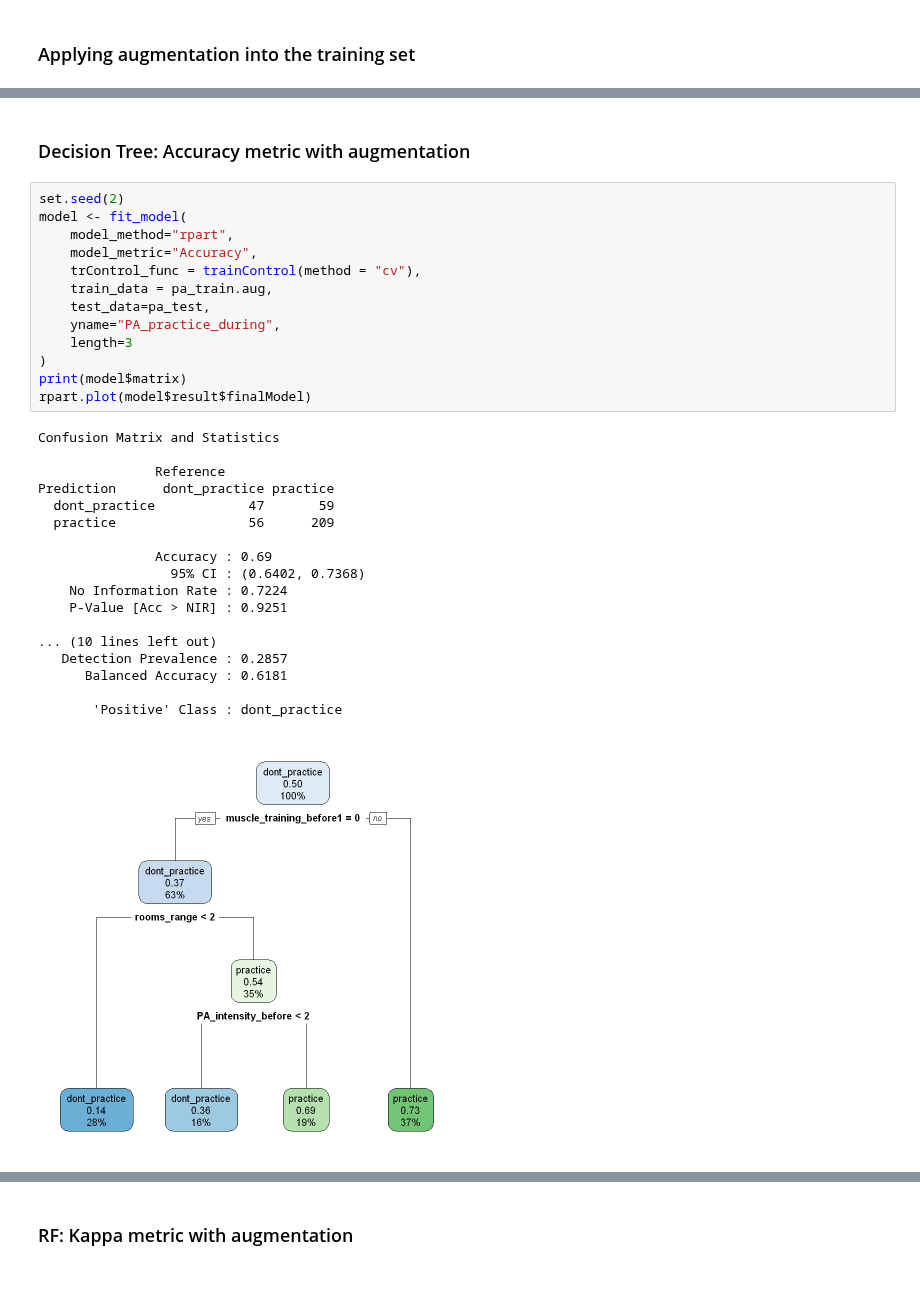
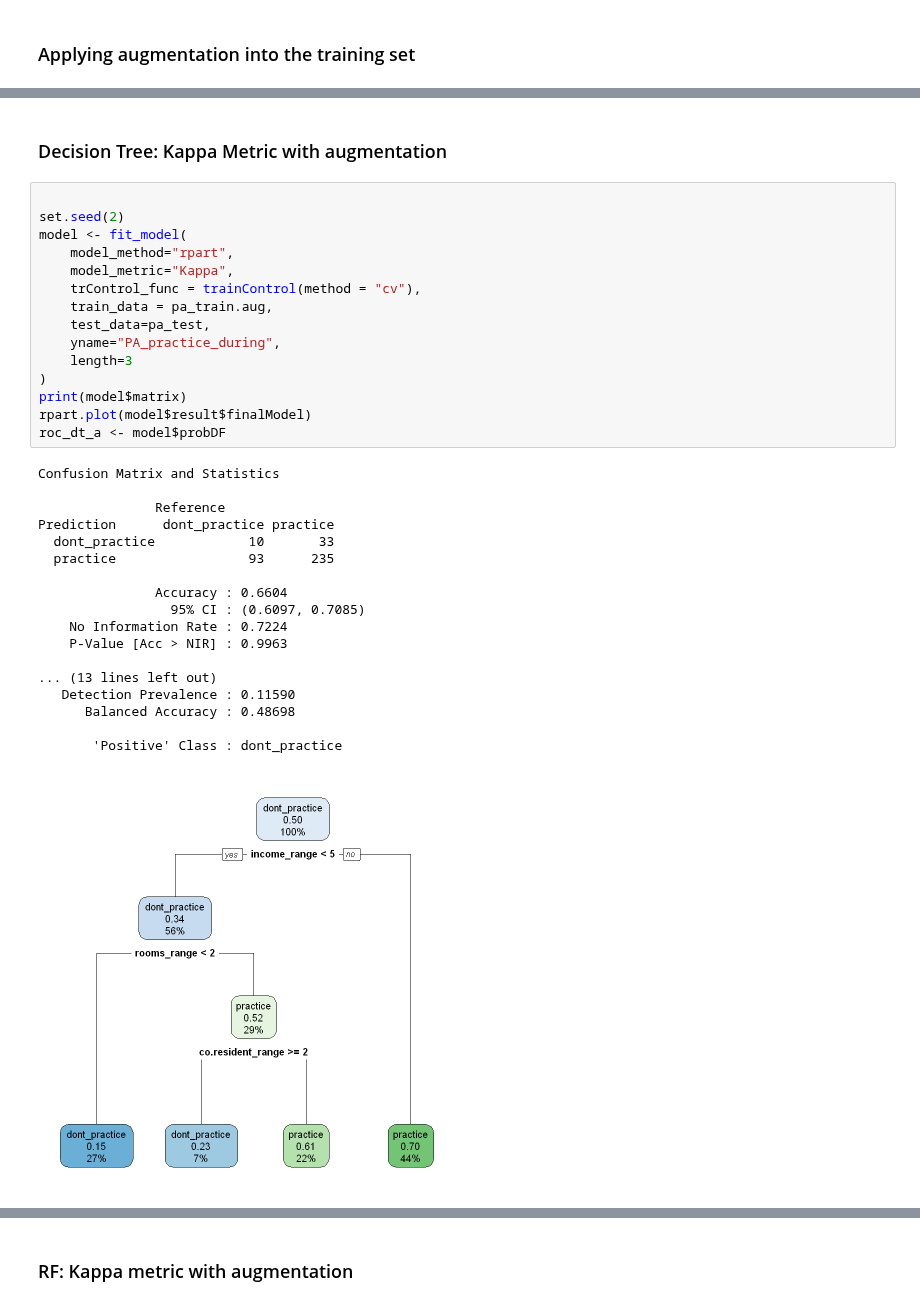
Before and after one commit to LASOS-INT/Barreiras-e-Facilitadores, a Jupyter notebook: R-notebooks/output_pa.ipynb, the cells around one changed output, grey strips where cells are left out. Drawn from its saved outputs; the diff is of its cells as text.

```diff
--- a/R-notebooks/output_pa.ipynb
+++ b/R-notebooks/output_pa.ipynb
@@ -155,37 +157,39 @@ Prediction      dont_practice practice
        'Positive' Class : dont_practice
 [figure]
 # %% [markdown]
-### Decision Tree: Accuracy metric with augmentation
+### Decision Tree: Kappa Metric with augmentation
 # %%
+
 set.seed(2)
 model <- fit_model(
     model_method="rpart",
-    model_metric="Accuracy",
+    model_metric="Kappa",
     trControl_func = trainControl(method = "cv"),
     train_data = pa_train.aug,
     test_data=pa_test,
     yname="PA_practice_during",
     length=3
 )
 print(model$matrix)
 rpart.plot(model$result$finalModel)
+roc_dt_a <- model$probDF
 # %% [output]
 Confusion Matrix and Statistics
 
                Reference
 Prediction      dont_practice practice
-  dont_practice            47       59
-  practice                 56      209
+  dont_practice            10       33
+  practice                 93      235
 
-               Accuracy : 0.69
-                 95% CI : (0.6402, 0.7368)
+               Accuracy : 0.6604
+                 95% CI : (0.6097, 0.7085)
     No Information Rate : 0.7224
-    P-Value [Acc > NIR] : 0.9251
+    P-Value [Acc > NIR] : 0.9963
 
-... (10 lines left out)
-   Detection Prevalence : 0.2857
-      Balanced Accuracy : 0.6181
+... (13 lines left out)
+   Detection Prevalence : 0.11590
+      Balanced Accuracy : 0.48698
 
        'Positive' Class : dont_practice
-[figure, old version]
+[figure, new version]
 # %% [markdown]
```
Also changed, not shown: parts of 13 cells of this notebook, 5 other files.
